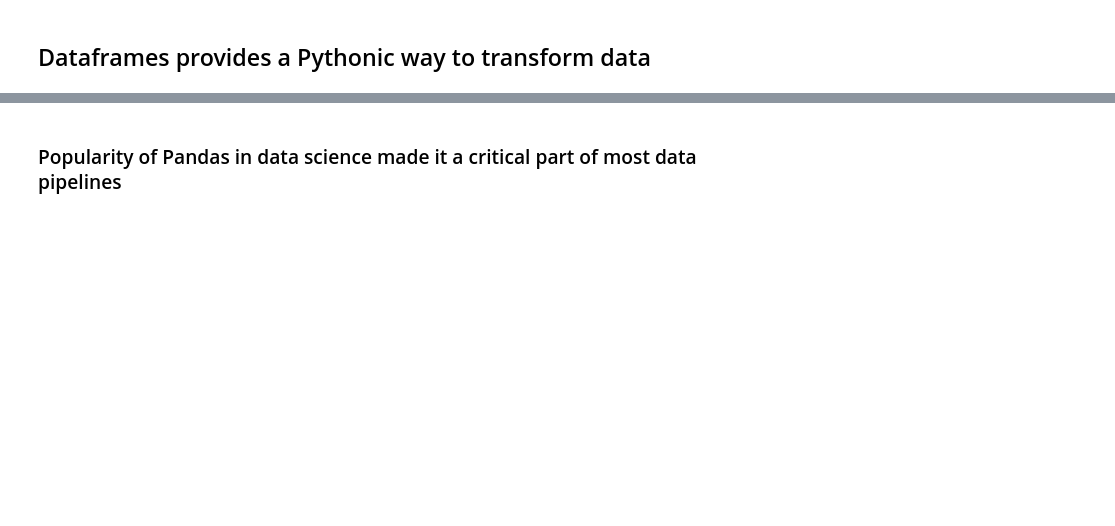
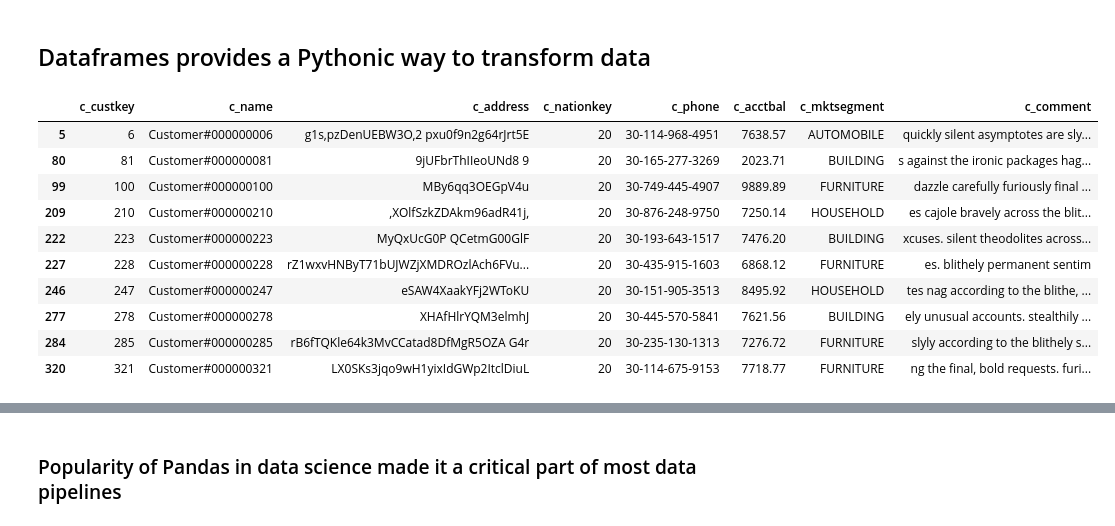
Before and after one commit to josephmachado/de_101, a Jupyter notebook: 2-Python/Python.ipynb, the cells around one changed output, grey strips where cells are left out. Cells and saved outputs as stored; diff of their text form; code cells hidden in the pictures; blank space fills up the shorter version.

```diff
--- a/2-Python/Python.ipynb
+++ b/2-Python/Python.ipynb
@@ -33,0 +166,18 @@ Think of a class as a blueprint and objects as things created based on that blue
+# %%
+import duckdb
+
+db_file_name = './tpch.db'
+conn = duckdb.connect(db_file_name)
+cursor = conn.cursor()
+
+# Connect to DuckDB and load TPC-H tables into Pandas DataFrames
+customer_df = con.sql("SELECT * FROM customer").df()
+orders_df = con.sql("SELECT * FROM orders").df()
+lineitem_df = con.sql("SELECT * FROM lineitem").df()
+nation_df = con.sql("SELECT * FROM nation").df()
+region_df = con.sql("SELECT * FROM region").df()
+supplier_df = con.sql("SELECT * FROM supplier").df()
+part_df = con.sql("SELECT * FROM part").df()
+partsupp_df = con.sql("SELECT * FROM partsupp").df()
+
+conn.close()
@@ -33,0 +186,16 @@ Think of a class as a blueprint and objects as things created based on that blue
+# %%
+# Assuming 'customer_df' is the DataFrame containing the customer table data
+filtered_df = customer_df[customer_df["c_nationkey"] == 20].head(10)
+filtered_df
+# %% [output]
+|  | c_custkey | c_name | c_address | c_nationkey | c_phone | c_acctbal | c_mktsegment | c_comment |
+| 5 | 6 | Customer#000000006 | g1s,pzDenUEBW3O,2 pxu0f9n2g64rJrt5E | 20 | 30-114-968-4951 | 7638.57 | AUTOMOBILE | quickly silent asymptotes are sly... |
+| 80 | 81 | Customer#000000081 | 9jUFbrThIIeoUNd8 9 | 20 | 30-165-277-3269 | 2023.71 | BUILDING | s against the ironic packages hag... |
+| 99 | 100 | Customer#000000100 | MBy6qq3OEGpV4u | 20 | 30-749-445-4907 | 9889.89 | FURNITURE | dazzle carefully furiously final ... |
+| 209 | 210 | Customer#000000210 | ,XOlfSzkZDAkm96adR41j, | 20 | 30-876-248-9750 | 7250.14 | HOUSEHOLD | es cajole bravely across the blit... |
+| 222 | 223 | Customer#000000223 | MyQxUcG0P QCetmG00GlF | 20 | 30-193-643-1517 | 7476.20 | BUILDING | xcuses. silent theodolites across... |
+| 227 | 228 | Customer#000000228 | rZ1wxvHNByT71bUJWZjXMDROzlAch6FVu... | 20 | 30-435-915-1603 | 6868.12 | FURNITURE | es. blithely permanent sentim |
+| 246 | 247 | Customer#000000247 | eSAW4XaakYFj2WToKU | 20 | 30-151-905-3513 | 8495.92 | HOUSEHOLD | tes nag according to the blithe, ... |
+| 277 | 278 | Customer#000000278 | XHAfHlrYQM3elmhJ | 20 | 30-445-570-5841 | 7621.56 | BUILDING | ely unusual accounts. stealthily ... |
+| 284 | 285 | Customer#000000285 | rB6fTQKle64k3MvCCatad8DfMgR5OZA G4r | 20 | 30-235-130-1313 | 7276.72 | FURNITURE | slyly according to the blithely s... |
+| 320 | 321 | Customer#000000321 | LX0SKs3jqo9wH1yixIdGWp2ItclDiuL | 20 | 30-114-675-9153 | 7718.77 | FURNITURE | ng the final, bold requests. furi... |
```
Also changed, not shown: parts of 23 cells of this notebook, 5 other files.
